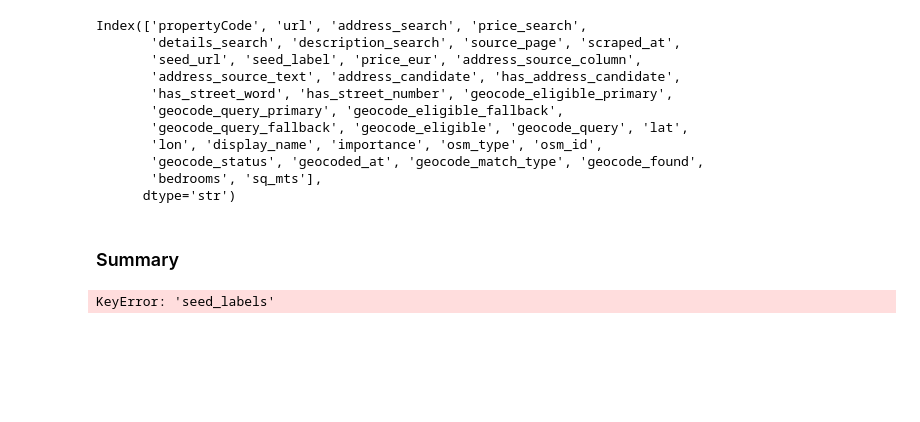
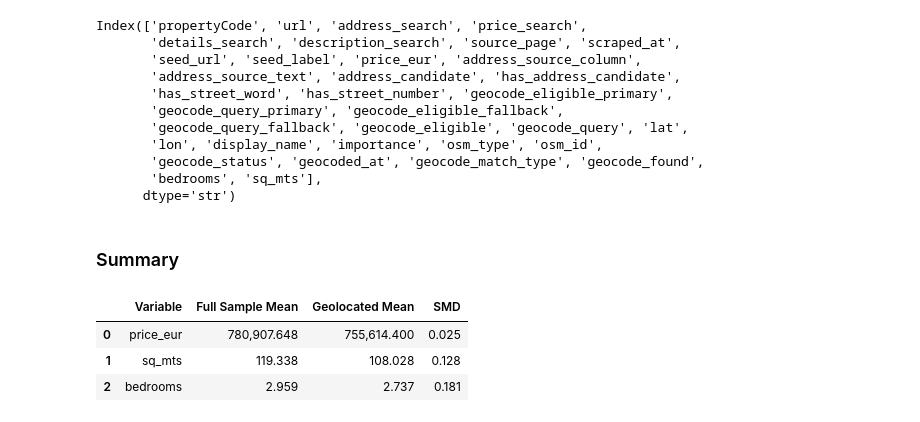
Before and after one commit to samuelfraley-bse/scrape-homes, a Jupyter notebook: representative-check/check_distribution_data.ipynb, the cells around one changed output. Saved outputs shown, nothing was run; the diff lists cells and outputs as text; code cells hidden in the pictures; blank space fills up the shorter version.

```diff
--- a/representative-check/check_distribution_data.ipynb
+++ b/representative-check/check_distribution_data.ipynb
@@ -327,34 +327,37 @@ import numpy as np
 import pandas as pd
 
 # Define your numeric columns to check
-cols_to_check = ['price_eur', 'sq_mts', 'bedrooms', 'seed_label']
+cols_to_check = ['price_eur', 'sq_mts', 'bedrooms']
 
 results = []
 
 for col in cols_to_check:
     # 1. Get means
     mean_full = data[col].mean()
     mean_geo = data_found[col].mean()
 
     # 2. Get variances
     var_full = data[col].var()
     var_geo = data_found[col].var()
 
     # 3. Calculate pooled standard deviation
     pooled_sd = np.sqrt((var_full + var_geo) / 2)
 
     # 4. Calculate SMD (Absolute difference divided by pooled SD)
     smd = np.abs(mean_full - mean_geo) / pooled_sd
 
     results.append({
         'Variable': col,
         'Full Sample Mean': mean_full,
         'Geolocated Mean': mean_geo,
         'SMD': smd
     })
 
 balance_table = pd.DataFrame(results)
 pd.options.display.float_format = '{:,.3f}'.format
 display(balance_table)
 # %% [output]
-KeyError: 'seed_labels'
+|  | Variable | Full Sample Mean | Geolocated Mean | SMD |
+| 0 | price_eur | 780,907.648 | 755,614.400 | 0.025 |
+| 1 | sq_mts | 119.338 | 108.028 | 0.128 |
+| 2 | bedrooms | 2.959 | 2.737 | 0.181 |
```
